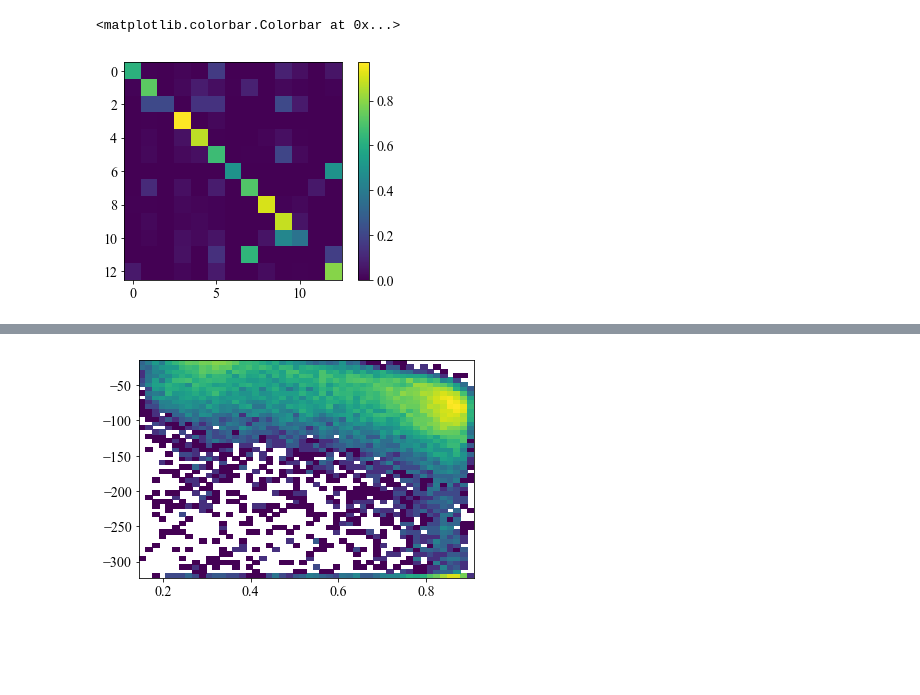
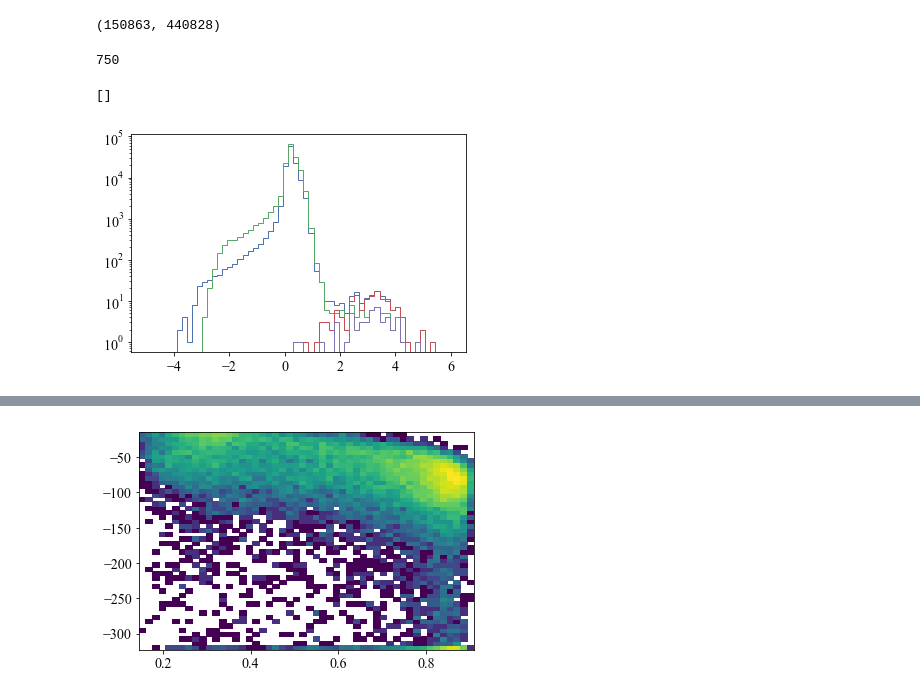
Before and after one commit to thomasmolnar/virac_classifier, a Jupyter notebook: test_notebooks/var_out.ipynb, the cells around one changed output, grey strips where cells are left out. Saved outputs shown, nothing was run; the diff lists cells and outputs as text; code cells hidden in the pictures; blank space fills up the shorter version.

```diff
--- a/test_notebooks/var_out.ipynb
+++ b/test_notebooks/var_out.ipynb
@@ -10,3 +10,8 @@ with open('/local/scratch_2/jls/virac_classifier/variable/edr3/variable_training
     var_dataset_scaled = pickle.load(f)
 with open('/local/scratch_2/jls/virac_classifier/variable/edr3/variable_features_total.pkl', 'rb') as f:
     var_dataset_full = pickle.load(f)
+with open('/local/scratch_2/jls/virac_classifier/variable/edr3/variable_features_mira.pkl', 'rb') as f:
+    mira_features = pickle.load(f)
+var_dataset_full = pd.concat([var_dataset_full, mira_features], axis=0)
+var_dataset = var_dataset_full.merge(var_dataset_scaled[['sourceid', 'class', 'prob']], on='sourceid')
+var_dataset_full = var_dataset_full[(~var_dataset_full['error'])].reset_index(drop=True)
@@ -42,6 +44,23 @@ var_dataset = var_dataset_full.merge(var_dataset_scaled[['sourceid', 'class', 'p
-# %%
-plt.imshow(var.cm/np.nansum(var.cm,axis=1)[:,np.newaxis])
-plt.colorbar()
-# %% [output]
-<matplotlib.colorbar.Colorbar at 0x...>
-[figure, removed]
+# %%
+len(var_dataset), len(var_dataset_full)
+# %% [output]
+(150863, 440828)
+# %%
+fltr = (var_dataset_full['log10_fap']<-10)&(
+        ~((var_dataset_full['var_class']=='EA/EB')&~(var_dataset_full['significant_second_minimum'])))
+# %%
+np.count_nonzero((var_dataset_full['var_class']=='MIRA'))
+# %% [output]
+750
+# %%
+plt.hist(var_dataset_full['JK_col'][fltr],bins=60,range=[-5,6],histtype='step');
+plt.hist(var_dataset['JK_col'],bins=60,range=[-5,6],histtype='step');
+
+plt.hist(var_dataset_full['JK_col'][fltr&(var_dataset_full['var_class']=='MIRA')],bins=60,range=[-5,6],histtype='step');
+plt.hist(var_dataset['JK_col'][(var_dataset['var_class']=='MIRA')],bins=60,range=[-5,6],histtype='step');
+
+# plt.hist(var_dataset['HK_col'],bins=160,range=[-5,5],histtype='step');
+plt.semilogy()
+# %% [output]
+[]
+[figure, added]
```
Also changed, not shown: parts of 16 cells of this notebook, 12 other files.
